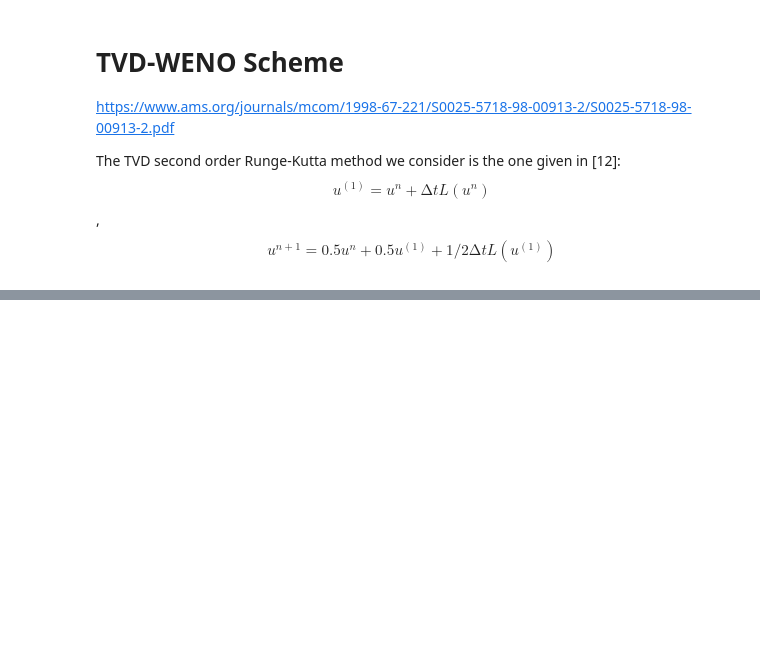
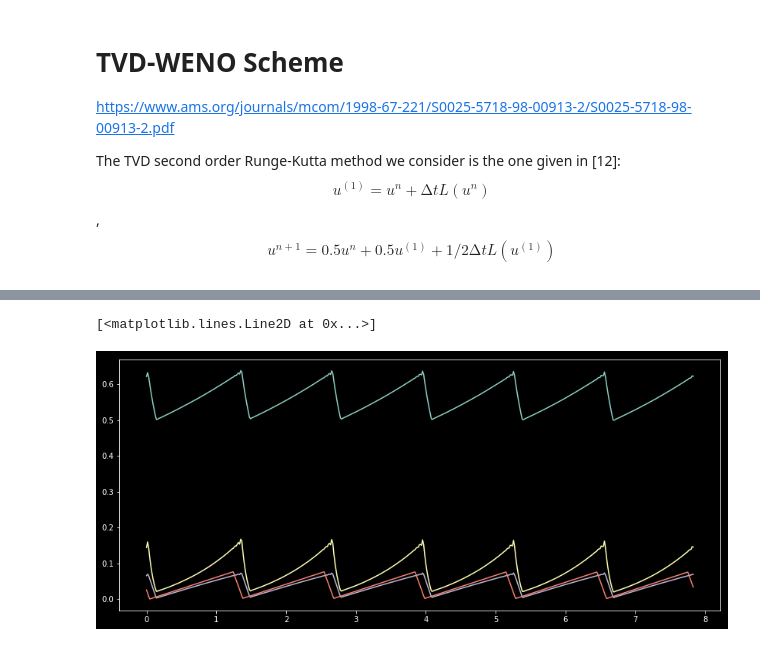
Before and after one commit to plgrover/pymorph, a Jupyter notebook: notebooks/Paper_3/2019-05-10_TVD_WENO.ipynb, the cells around one changed output, grey strips where cells are left out. Saved outputs shown, nothing was run; the diff lists cells and outputs as text; code cells hidden in the pictures; blank space fills up the shorter version.

```diff
--- a/notebooks/Paper_3/2019-05-10_TVD_WENO.ipynb
+++ b/notebooks/Paper_3/2019-05-10_TVD_WENO.ipynb
@@ -208,0 +193,9 @@ len(q)
+# %%
+fig = plt.figure(figsize=(14, 6))
+plt.plot(xc,u)
+plt.plot(xc,qbedload*30000.)
+plt.plot(xc,zc)
+plt.plot(x0,z0)
+# %% [output]
+[<matplotlib.lines.Line2D at 0x...>]
+[figure, added]
```
Also changed, not shown: parts of 16 cells of this notebook, 7 other files.
